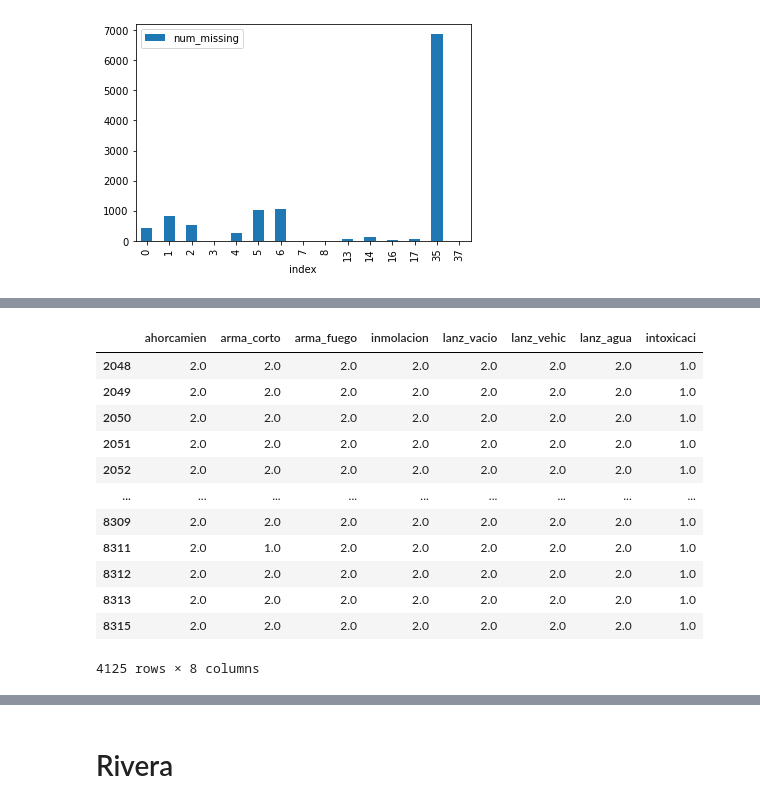
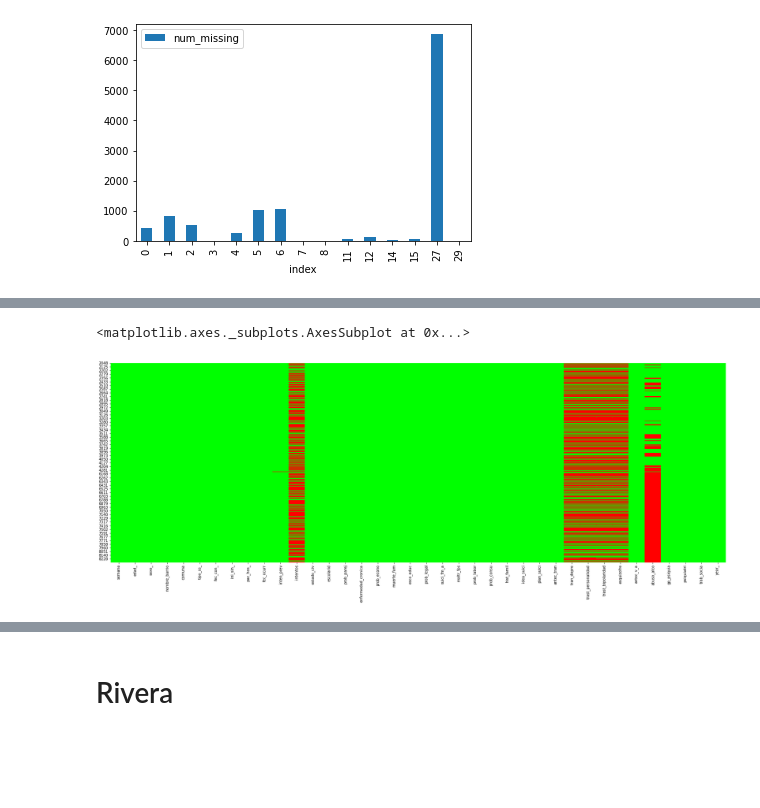
Before and after one commit to sescobar99/MS-labs, a Jupyter notebook: Proyecto/Limpieza/Clean.ipynb, the cells around one changed output, grey strips where cells are left out. Cells and saved outputs as stored; diff of their text form; code cells hidden in the pictures; blank space fills up the shorter version.

```diff
--- a/Proyecto/Limpieza/Clean.ipynb
+++ b/Proyecto/Limpieza/Clean.ipynb
@@ -187,12 +179,10 @@ Se decidio eliminar aquellos registros que presentaran mas de 13 o mas datos fal
 # %%
 # drop rows with a lot of missing values.
-ind_missing = df_suicidio[df_suicidio['num_missing'] >= 13].index
+ind_missing = df_suicidio[df_suicidio['num_missing'] >= 11].index
 df2 = df_suicidio.drop(ind_missing, axis=0)
-# df2.info()
-df2['num_missing'].value_counts().reset_index().sort_values(by='index').plot.bar(x='index', y='num_missing')
+df2.info()
 
 # df_filtered = df_suicidio[df_suicidio['fec_ocurr'] != '01/01/1900']
 # aux2 =df_filtered
 # aux2.info()
-# aux2['num_missing'].value_counts().reset_index().sort_values(by='index').plot.bar(x='index', y='num_missing')
 # %% [output]
@@ -281,17 +241,7 @@ print(df_suicidio.isnull().sum().sum())
-# %%
-# df_suicidio['inmolacion'].value_counts()
-df_suicidio[['ahorcamien','arma_corto', 'arma_fuego', 'inmolacion', 'lanz_vacio', 'lanz_vehic', 'lanz_agua', 'intoxicaci']]
-# %% [output]
-|  | ahorcamien | arma_corto | arma_fuego | inmolacion | lanz_vacio | lanz_vehic | lanz_agua | intoxicaci |
-| 2048 | 2.0 | 2.0 | 2.0 | 2.0 | 2.0 | 2.0 | 2.0 | 1.0 |
-| 2049 | 2.0 | 2.0 | 2.0 | 2.0 | 2.0 | 2.0 | 2.0 | 1.0 |
-| 2050 | 2.0 | 2.0 | 2.0 | 2.0 | 2.0 | 2.0 | 2.0 | 1.0 |
-| 2051 | 2.0 | 2.0 | 2.0 | 2.0 | 2.0 | 2.0 | 2.0 | 1.0 |
-| 2052 | 2.0 | 2.0 | 2.0 | 2.0 | 2.0 | 2.0 | 2.0 | 1.0 |
-| ... | ... | ... | ... | ... | ... | ... | ... | ... |
-| 8309 | 2.0 | 2.0 | 2.0 | 2.0 | 2.0 | 2.0 | 2.0 | 1.0 |
-| 8311 | 2.0 | 1.0 | 2.0 | 2.0 | 2.0 | 2.0 | 2.0 | 1.0 |
-| 8312 | 2.0 | 2.0 | 2.0 | 2.0 | 2.0 | 2.0 | 2.0 | 1.0 |
-| 8313 | 2.0 | 2.0 | 2.0 | 2.0 | 2.0 | 2.0 | 2.0 | 1.0 |
-| 8315 | 2.0 | 2.0 | 2.0 | 2.0 | 2.0 | 2.0 | 2.0 | 1.0 |
-4125 rows × 8 columns
+# %%
+fig, ax = plt.subplots(figsize=(30,10))# Sample figsize in inches
+cols = df2.columns[:38]
+sns.heatmap(df2[cols].isnull(), cmap=sns.color_palette(colours), ax=ax, cbar=False)
+# %% [output]
+<matplotlib.axes._subplots.AxesSubplot at 0x...>
+[figure, added]
```
Also changed, not shown: parts of 26 cells of this notebook.
